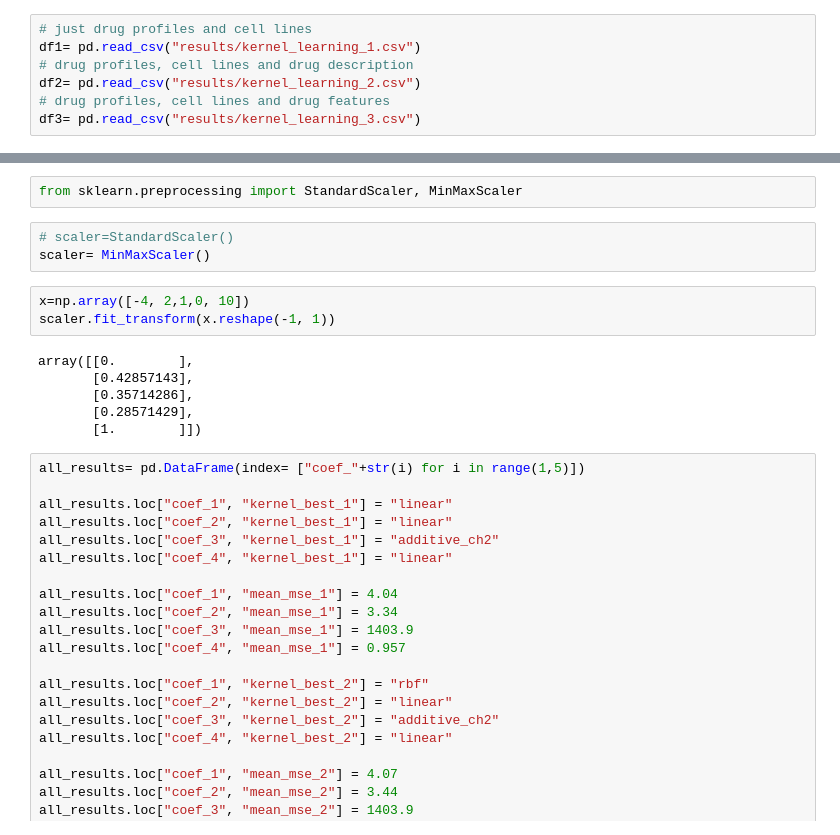
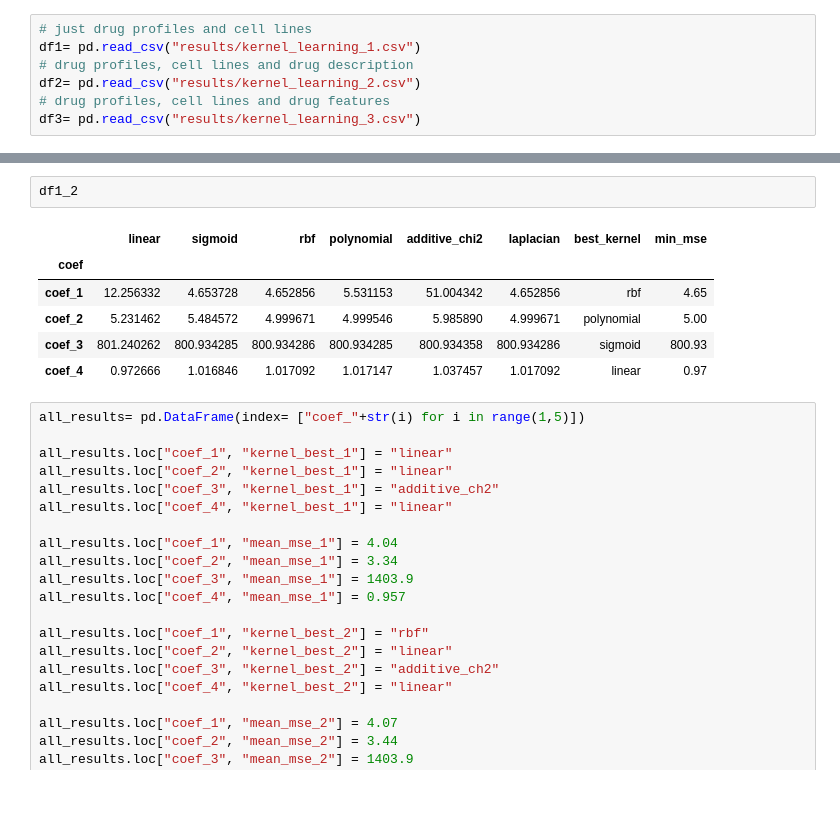
Before and after one commit to redskull37/DrugProfiles, a Jupyter notebook: results_model_performance.ipynb, the cells around one changed output, grey strips where cells are left out. Drawn from its saved outputs; the diff is of its cells as text; blank space fills up the shorter version.

```diff
--- a/results_model_performance.ipynb
+++ b/results_model_performance.ipynb
@@ -117,17 +169,12 @@ comparison_datasets_kernels
-# %%
-from sklearn.preprocessing import StandardScaler, MinMaxScaler
-# %%
-# scaler=StandardScaler()
-scaler= MinMaxScaler()
-# %%
-x=np.array([-4, 2,1,0, 10])
-scaler.fit_transform(x.reshape(-1, 1))
-# %% [output]
-array([[0.        ],
-       [0.42857143],
-       [0.35714286],
-       [0.28571429],
-       [1.        ]])
+# %%
+df1_2
+# %% [output]
+|  | linear | sigmoid | rbf | polynomial | additive_chi2 | laplacian | best_kernel | min_mse |
+| coef |  |  |  |  |  |  |  |  |
+| coef_1 | 12.256332 | 4.653728 | 4.652856 | 5.531153 | 51.004342 | 4.652856 | rbf | 4.65 |
+| coef_2 | 5.231462 | 5.484572 | 4.999671 | 4.999546 | 5.985890 | 4.999671 | polynomial | 5.00 |
+| coef_3 | 801.240262 | 800.934285 | 800.934286 | 800.934285 | 800.934358 | 800.934286 | sigmoid | 800.93 |
+| coef_4 | 0.972666 | 1.016846 | 1.017092 | 1.017147 | 1.037457 | 1.017092 | linear | 0.97 |
 # %%
 all_results= pd.DataFrame(index= ["coef_"+str(i) for i in range(1,5)])
 
```
Also changed, not shown: parts of 8 cells of this notebook, 6 other files.
